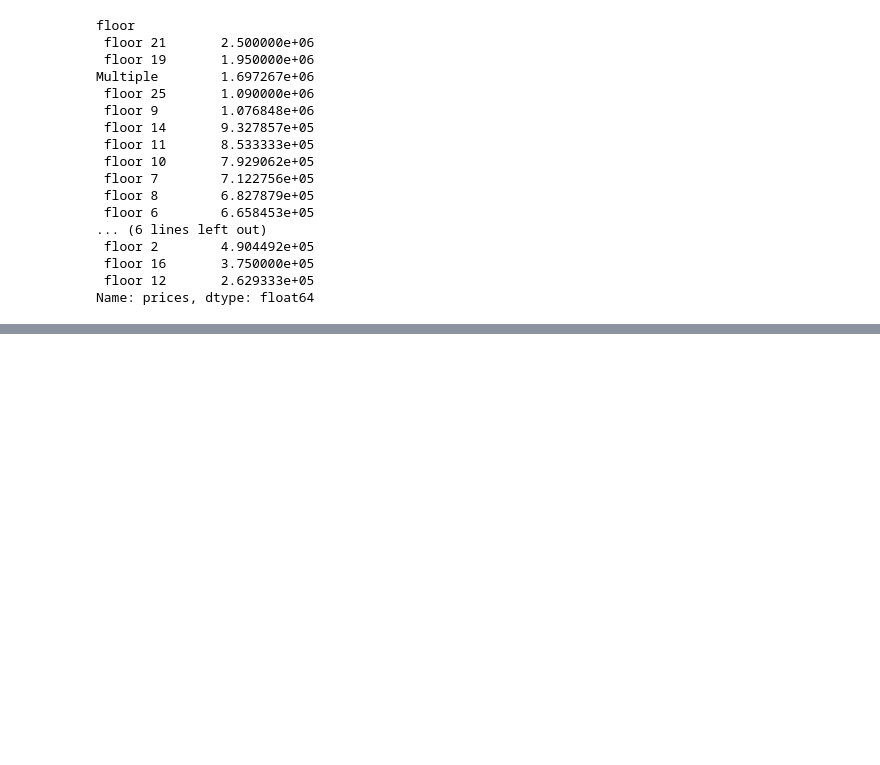
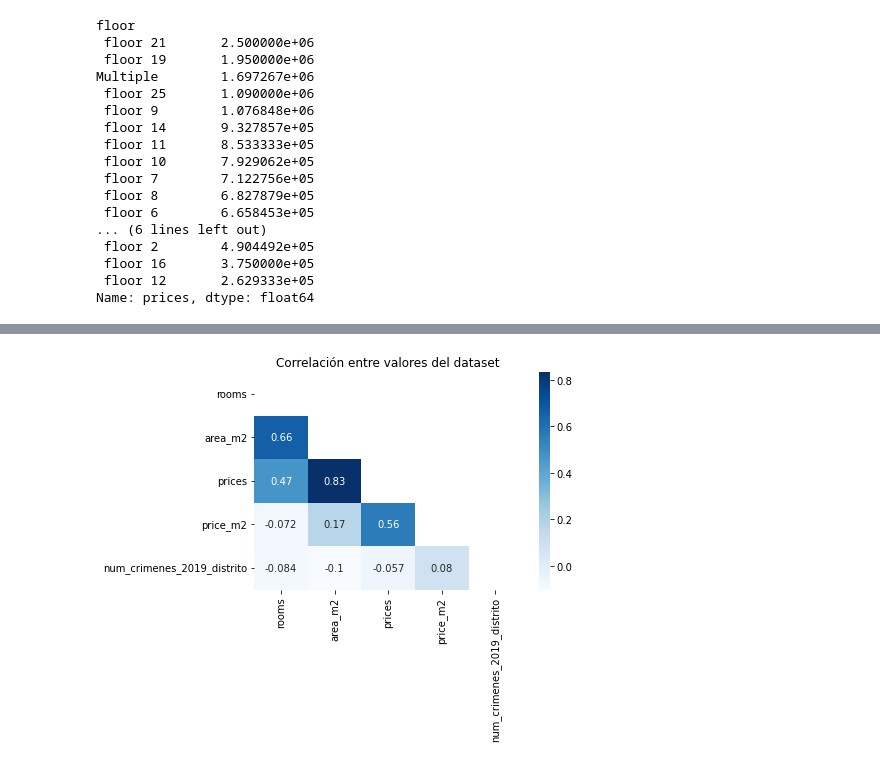
Before and after one commit to pauclaret/idealista_prices, a Jupyter notebook: test.ipynb, the cells around one changed output, grey strips where cells are left out. Cells and saved outputs as stored; diff of their text form; code cells hidden in the pictures; blank space fills up the shorter version.

```diff
--- a/test.ipynb
+++ b/test.ipynb
@@ -305,0 +325,13 @@ plt.show()
+# %%
+df_mergeado.corr()
+
+import seaborn as sns
+
+mask = np.triu(np.ones_like(df_mergeado.corr(), dtype=bool))
+
+sns.heatmap(df_mergeado.corr(),
+            cmap = "Blues",
+            mask = mask,
+           annot = True).set_title("Correlación entre valores del dataset");
+# %% [output]
+[figure, added]
```
Also changed, not shown: parts of 10 cells of this notebook.
